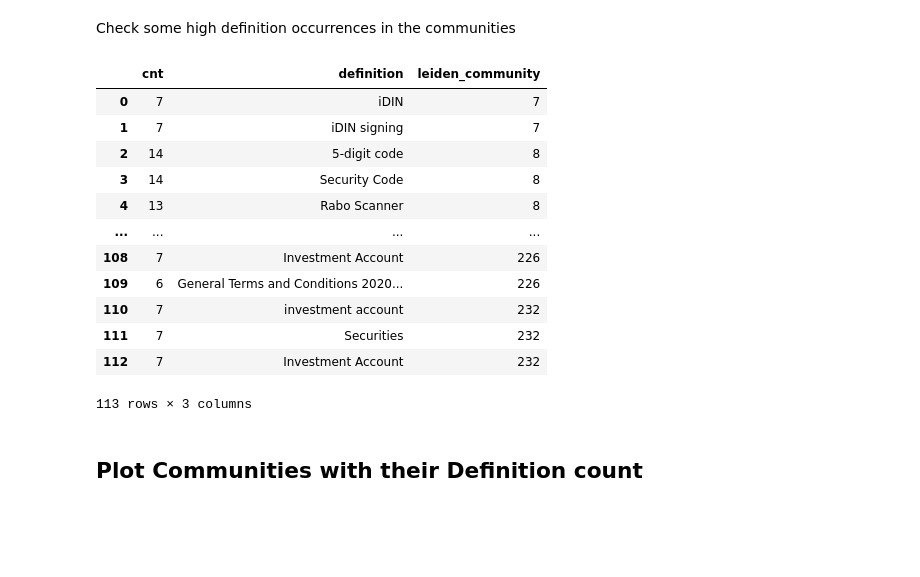
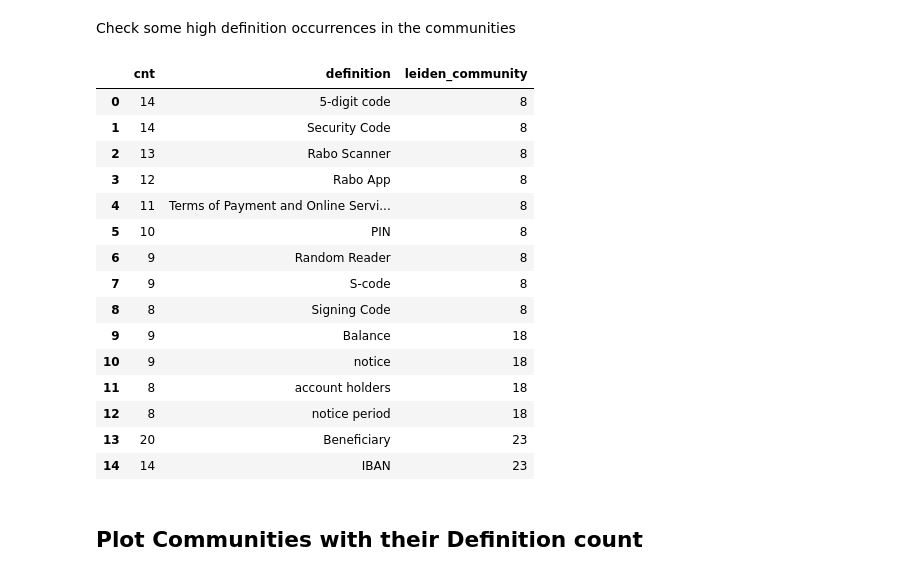
Before and after one commit to erikbijl/rabobank-workshop-genai, a Jupyter notebook: 4 - Explore Graph.ipynb, the cells around one changed output. Cells and saved outputs as stored; diff of their text form; code cells hidden in the pictures; blank space fills up the shorter version.

```diff
--- a/4 - Explore Graph.ipynb
+++ b/4 - Explore Graph.ipynb
@@ -790,26 +797,29 @@ Check some high definition occurrences in the communities
 communities_definitions_df = gds.run_cypher('''
     MATCH (c:Chunk)-[:MENTIONS]->(def:Definition) WHERE (c.leiden_community) IS NOT NULL AND def.degree <= 50
     WITH c.leiden_community AS leiden_community, def.term as definition, count(*) as cnt
-    WHERE cnt > 5
+    WHERE cnt > 7
     RETURN *
     ORDER BY leiden_community, cnt DESC
 ''')
 # %%
-communities_definitions_df
+communities_definitions_df.head(15)
 # %% [output]
 |  | cnt | definition | leiden_community |
-| 0 | 7 | iDIN | 7 |
-| 1 | 7 | iDIN signing | 7 |
-| 2 | 14 | 5-digit code | 8 |
-| 3 | 14 | Security Code | 8 |
-| 4 | 13 | Rabo Scanner | 8 |
-| ... | ... | ... | ... |
-| 108 | 7 | Investment Account | 226 |
-| 109 | 6 | General Terms and Conditions 2020... | 226 |
-| 110 | 7 | investment account | 232 |
-| 111 | 7 | Securities | 232 |
-| 112 | 7 | Investment Account | 232 |
+| 0 | 14 | 5-digit code | 8 |
+| 1 | 14 | Security Code | 8 |
+| 2 | 13 | Rabo Scanner | 8 |
+| 3 | 12 | Rabo App | 8 |
+| 4 | 11 | Terms of Payment and Online Servi... | 8 |
+| 5 | 10 | PIN | 8 |
+| 6 | 9 | Random Reader | 8 |
+| 7 | 9 | S-code | 8 |
+| 8 | 8 | Signing Code | 8 |
+| 9 | 9 | Balance | 18 |
+| 10 | 9 | notice | 18 |
+| 11 | 8 | account holders | 18 |
+| 12 | 8 | notice period | 18 |
+| 13 | 20 | Beneficiary | 23 |
+| 14 | 14 | IBAN | 23 |
-113 rows × 3 columns
 # %% [markdown]
 ## Plot Communities with their Definition count
 # %%
```
Also changed, not shown: parts of 17 cells of this notebook.
